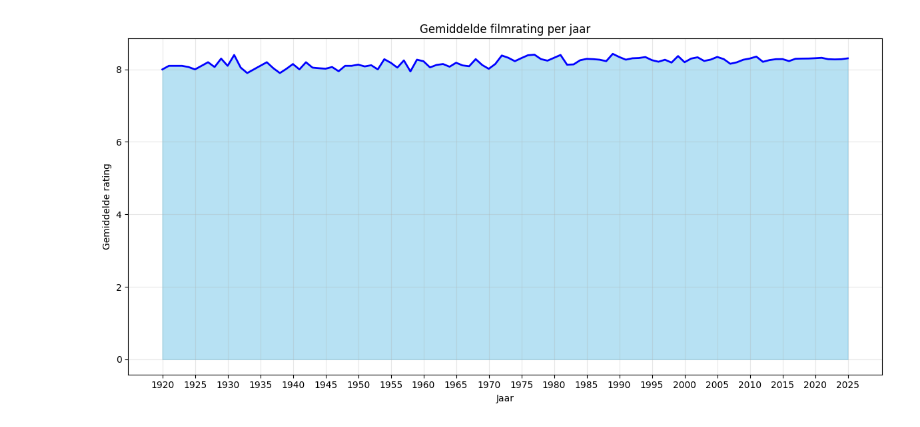
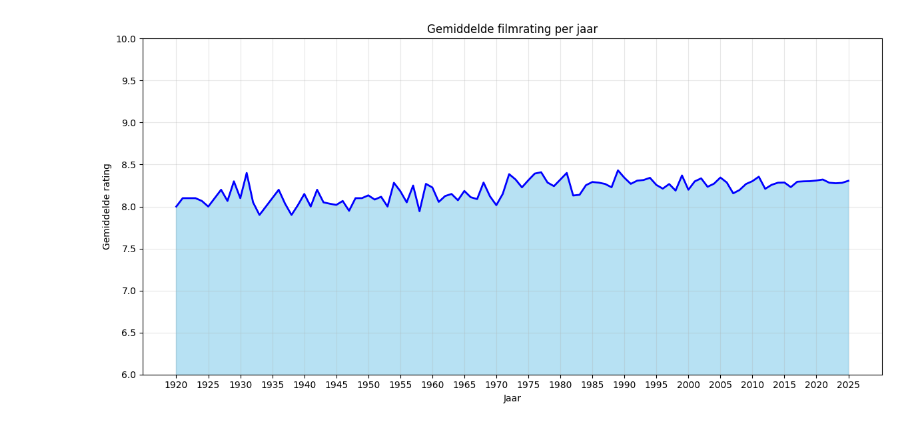
Before and after one commit to WuStanley2006/InfoVis, a Jupyter notebook: areaplot.ipynb, the cells around one changed output. Cells and saved outputs as stored; diff of their text form; code cells hidden in the pictures.

```diff
--- a/areaplot.ipynb
+++ b/areaplot.ipynb
@@ -43,22 +43,23 @@ result.to_csv("combined_stats_by_year.csv", index=False)
 # %%
 # Laad je data
 df = pd.read_csv("combined_stats_by_year.csv")
 
 # Bereken gemiddelde rating per jaar
 avg_rating_by_year = df.groupby("releaseYear")["mean_rating"].mean()
 
 # Plot als area plot
 plt.figure(figsize=(12, 6))
 plt.fill_between(avg_rating_by_year.index, avg_rating_by_year.values, color="skyblue", alpha=0.6)
 plt.plot(avg_rating_by_year.index, avg_rating_by_year.values, color="blue", linewidth=2)
+plt.ylim(6, 10)  # Forceer y-as van 6 tot 10
 
 plt.title("Gemiddelde filmrating per jaar")
 plt.xlabel("Jaar")
 plt.ylabel("Gemiddelde rating")
 plt.grid(alpha=0.3)
 plt.xticks(range(avg_rating_by_year.index.min(), avg_rating_by_year.index.max() + 1, 5))  # Om de 2 jaar
 
 plt.tight_layout()
 plt.show()
 # %% [output]
-[figure, old version]
+[figure, new version]
```
